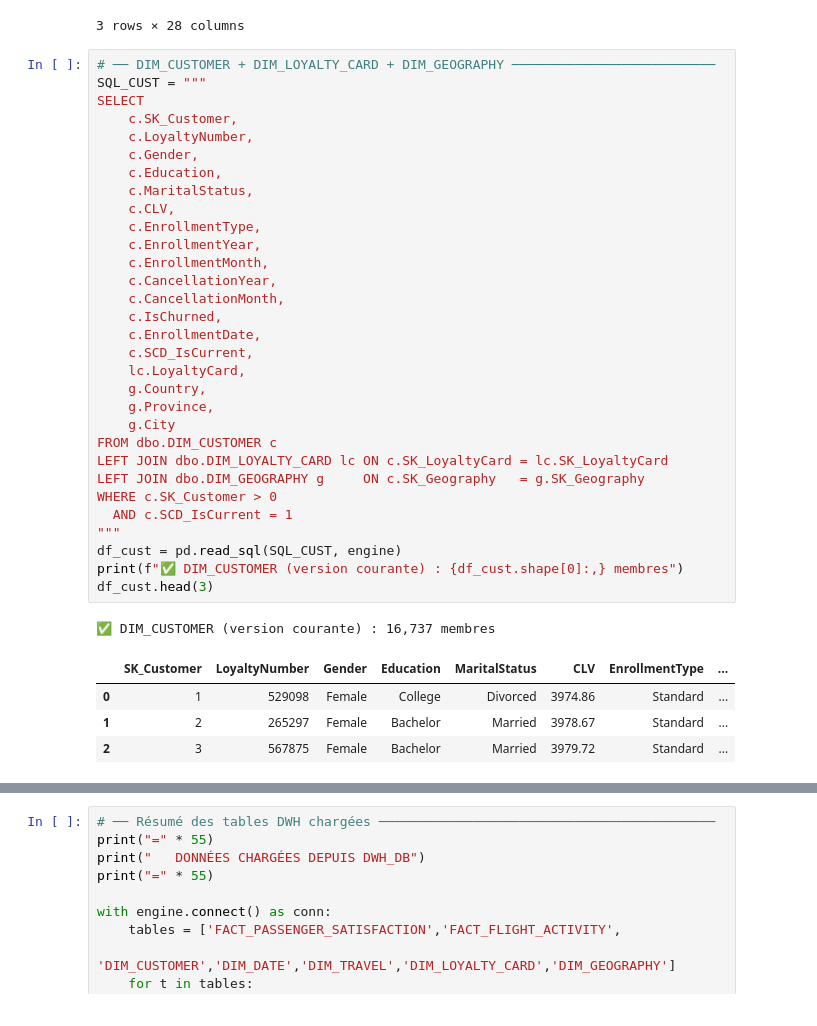
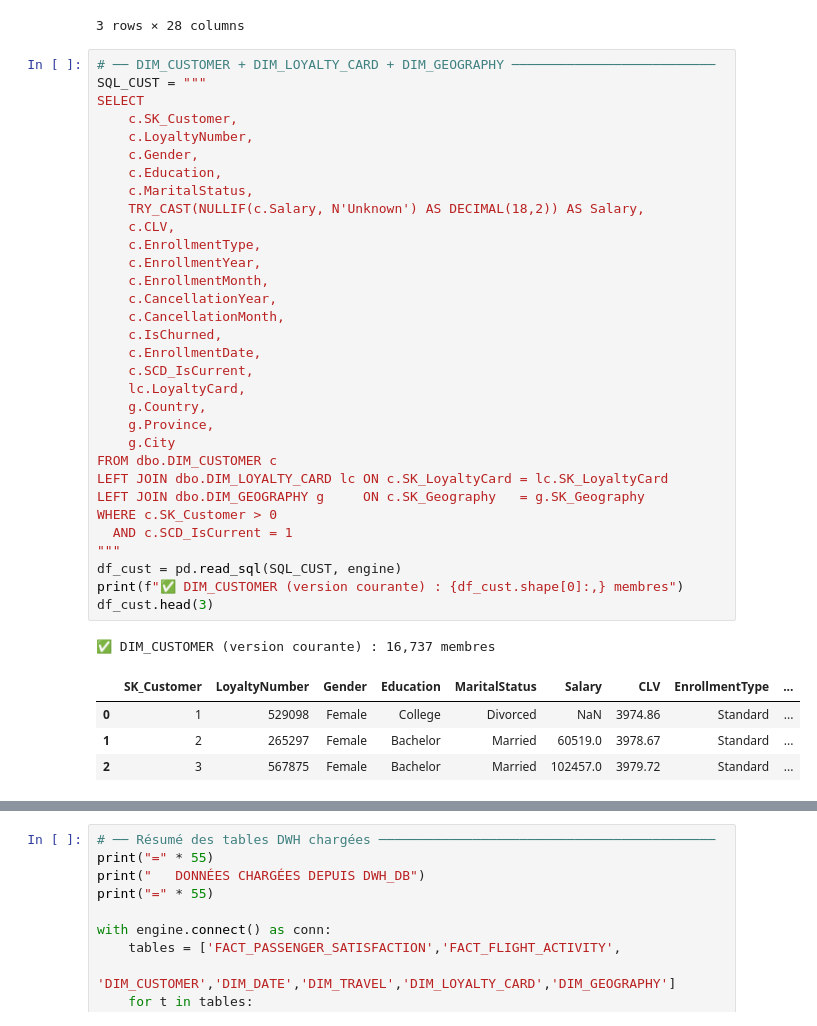
Before and after one commit to doniesgh/Airline_Datawarehouse, a Jupyter notebook: ML/Airline_ML.ipynb, the cells around one changed output, grey strips where cells are left out. Drawn from its saved outputs; the diff is of its cells as text.

```diff
--- a/ML/Airline_ML.ipynb
+++ b/ML/Airline_ML.ipynb
@@ -127,37 +132,38 @@ SQL_CUST = """
 SELECT
     c.SK_Customer,
     c.LoyaltyNumber,
     c.Gender,
     c.Education,
     c.MaritalStatus,
+    TRY_CAST(NULLIF(c.Salary, N'Unknown') AS DECIMAL(18,2)) AS Salary,
     c.CLV,
     c.EnrollmentType,
     c.EnrollmentYear,
     c.EnrollmentMonth,
     c.CancellationYear,
     c.CancellationMonth,
     c.IsChurned,
     c.EnrollmentDate,
     c.SCD_IsCurrent,
     lc.LoyaltyCard,
     g.Country,
     g.Province,
     g.City
 FROM dbo.DIM_CUSTOMER c
 LEFT JOIN dbo.DIM_LOYALTY_CARD lc ON c.SK_LoyaltyCard = lc.SK_LoyaltyCard
 LEFT JOIN dbo.DIM_GEOGRAPHY g     ON c.SK_Geography   = g.SK_Geography
 WHERE c.SK_Customer > 0
   AND c.SCD_IsCurrent = 1
 """
 df_cust = pd.read_sql(SQL_CUST, engine)
 print(f"✅ DIM_CUSTOMER (version courante) : {df_cust.shape[0]:,} membres")
 df_cust.head(3)
 # %% [output]
 ✅ DIM_CUSTOMER (version courante) : 16,737 membres
-|  | SK_Customer | LoyaltyNumber | Gender | Education | MaritalStatus | CLV | EnrollmentType | ... |
-| 0 | 1 | 529098 | Female | College | Divorced | 3974.86 | Standard | ... |
-| 1 | 2 | 265297 | Female | Bachelor | Married | 3978.67 | Standard | ... |
-| 2 | 3 | 567875 | Female | Bachelor | Married | 3979.72 | Standard | ... |
+|  | SK_Customer | LoyaltyNumber | Gender | Education | MaritalStatus | Salary | CLV | EnrollmentType | ... |
+| 0 | 1 | 529098 | Female | College | Divorced | NaN | 3974.86 | Standard | ... |
+| 1 | 2 | 265297 | Female | Bachelor | Married | 60519.0 | 3978.67 | Standard | ... |
+| 2 | 3 | 567875 | Female | Bachelor | Married | 102457.0 | 3979.72 | Standard | ... |
 # %%
 # ── FACT_FLIGHT_ACTIVITY + DIM_DATE ──────────────────────────────────────────
 SQL_ACT = """
```
Also changed, not shown: parts of 10 cells of this notebook.
